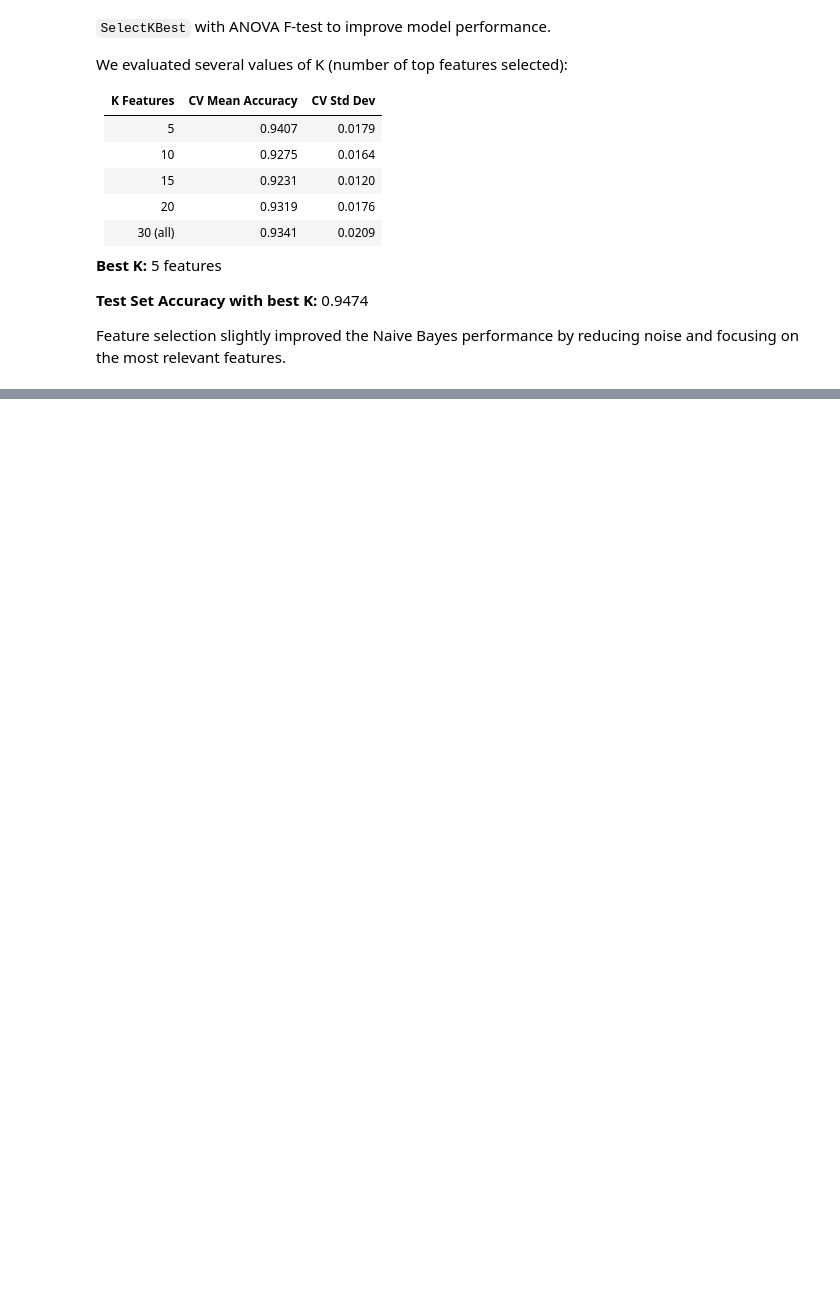
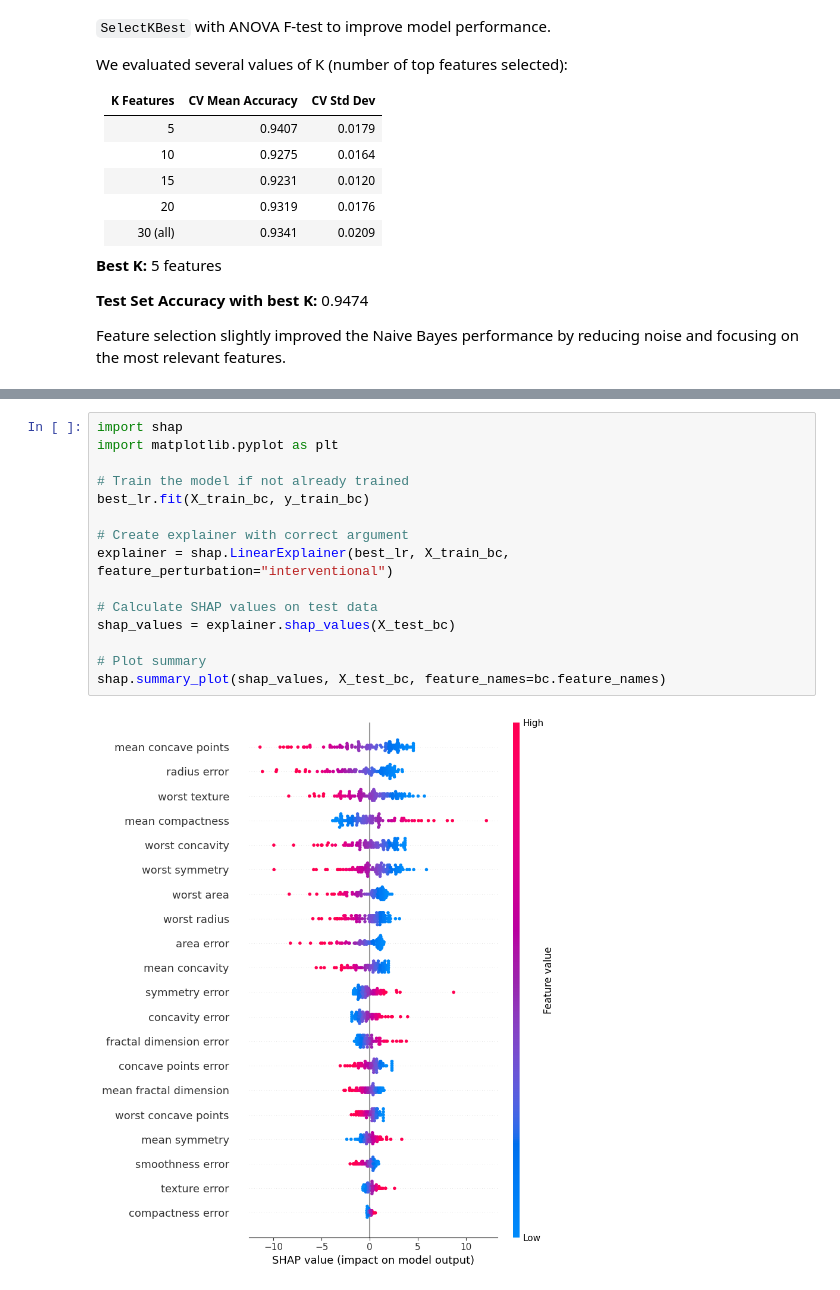
Before and after one commit to kameldeeb/Web-Data-Mining, a Jupyter notebook: Compare_Workbooks.ipynb, the cells around one changed output, grey strips where cells are left out. Saved outputs shown, nothing was run; the diff lists cells and outputs as text; blank space fills up the shorter version.

```diff
--- a/Compare_Workbooks.ipynb
+++ b/Compare_Workbooks.ipynb
@@ -1164,0 +1220,17 @@ Feature selection slightly improved the Naive Bayes performance by reducing nois
+# %%
+import shap
+import matplotlib.pyplot as plt
+
+# Train the model if not already trained
+best_lr.fit(X_train_bc, y_train_bc)
+
+# Create explainer with correct argument
+explainer = shap.LinearExplainer(best_lr, X_train_bc, feature_perturbation="interventional")
+
+# Calculate SHAP values on test data
+shap_values = explainer.shap_values(X_test_bc)
+
+# Plot summary
+shap.summary_plot(shap_values, X_test_bc, feature_names=bc.feature_names)
+# %% [output]
+[figure, added]
```
Also changed, not shown: parts of 5 cells of this notebook.
